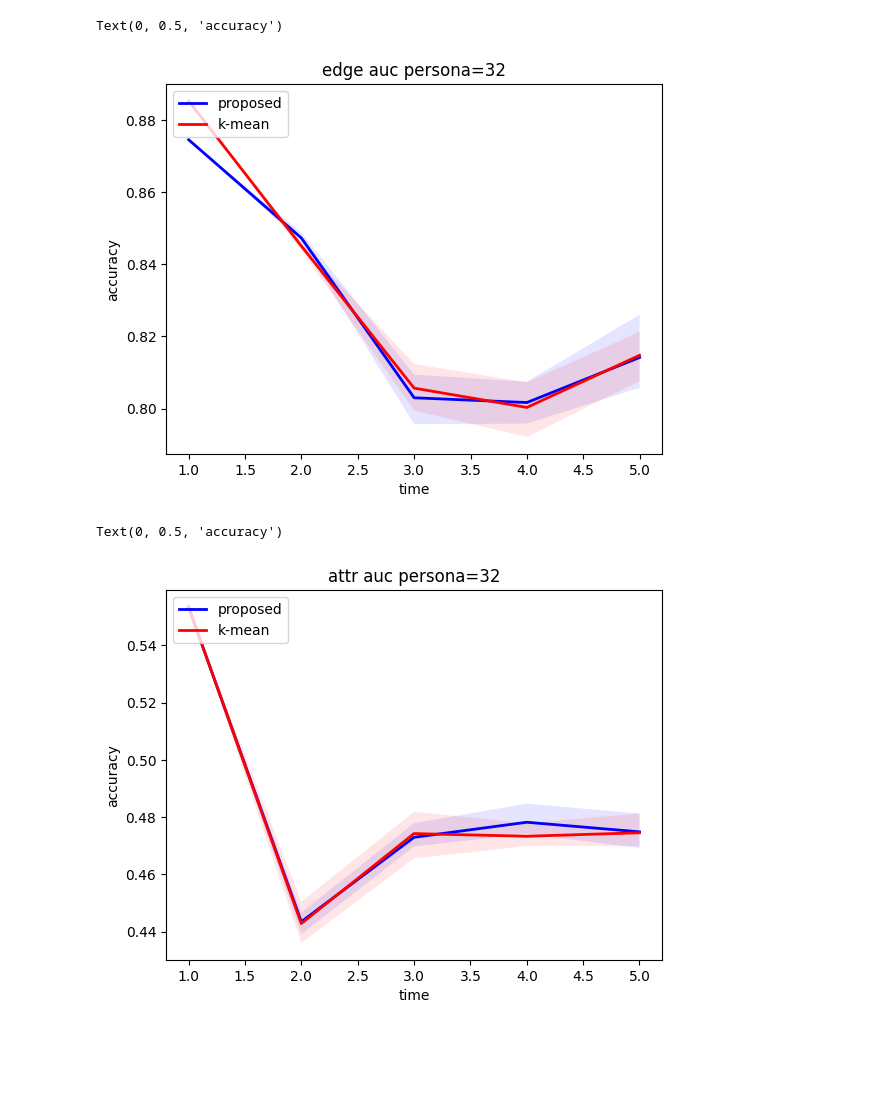
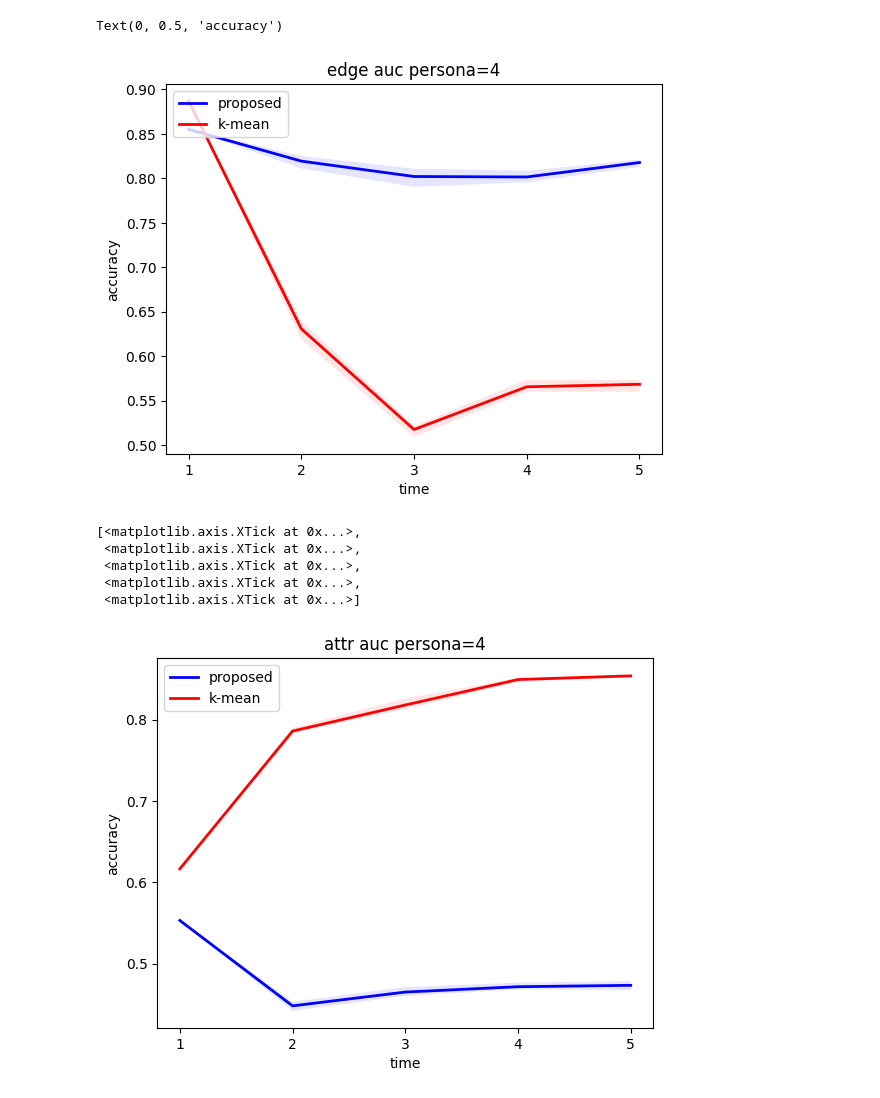
Before and after one commit to hiroemon-m/COMA, a Jupyter notebook: visualize/data/compare.ipynb, the cells around one changed output. Drawn from its saved outputs; the diff is of its cells as text; code cells hidden in the pictures; blank space fills up the shorter version.

```diff
--- a/visualize/data/compare.ipynb
+++ b/visualize/data/compare.ipynb
@@ -8,7 +8,7 @@ attr_auc = []
 attr_nll = []
 edge_auc = []
 edge_nll = []
-persona = 32
+persona = 4
 
 
 
@@ -41,25 +41,25 @@ edge_min = np.min(edge_auc,axis=1)
 # %%
 fig, ax = plt.subplots(1)
 t = [1,2,3,4,5]
 
 ax.plot(t, edge_mean[0], lw=2, label='proposed', color='blue')
 ax.plot(t, edge_mean[1], lw=2, label='k-mean', color='red')
 
 
 
 
 
 ax.fill_between(t, edge_min[0], edge_max[0], facecolor='blue', alpha=0.1)
 ax.fill_between(t, edge_min[1], edge_max[1], facecolor='red', alpha=0.1)
 
-
+ax.set_xticks([1,2,3,4,5])
 ax.set_title(r'edge auc persona={}'.format(persona))
 ax.legend(loc='upper left')
 ax.set_xlabel('time')
 ax.set_ylabel('accuracy')
 # %% [output]
 Text(0, 0.5, 'accuracy')
-[figure, old version]
+[figure, new version]
 # %%
 fig, ax = plt.subplots(1)
 t = [1,2,3,4,5]
@@ -76,6 +76,11 @@ ax.set_title(r'attr auc persona={}'.format(persona))
 ax.legend(loc='upper left')
 ax.set_xlabel('time')
 ax.set_ylabel('accuracy')
+ax.set_xticks([1,2,3,4,5])
 # %% [output]
-Text(0, 0.5, 'accuracy')
+[<matplotlib.axis.XTick at 0x...>,
+ <matplotlib.axis.XTick at 0x...>,
+ <matplotlib.axis.XTick at 0x...>,
+ <matplotlib.axis.XTick at 0x...>,
+ <matplotlib.axis.XTick at 0x...>]
-[figure, old version]
+[figure, new version]
```
Also changed, not shown: 15 other files.
